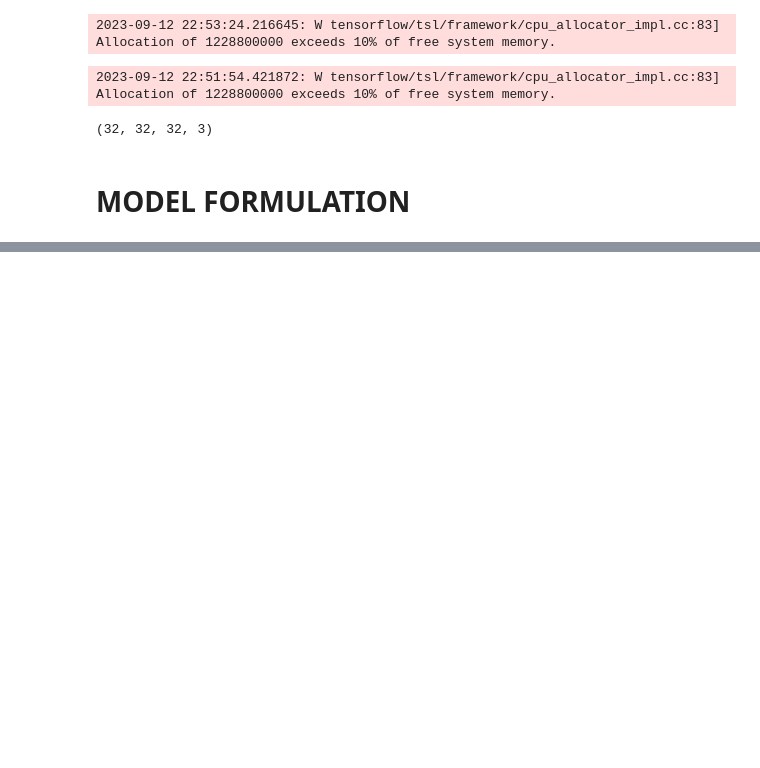
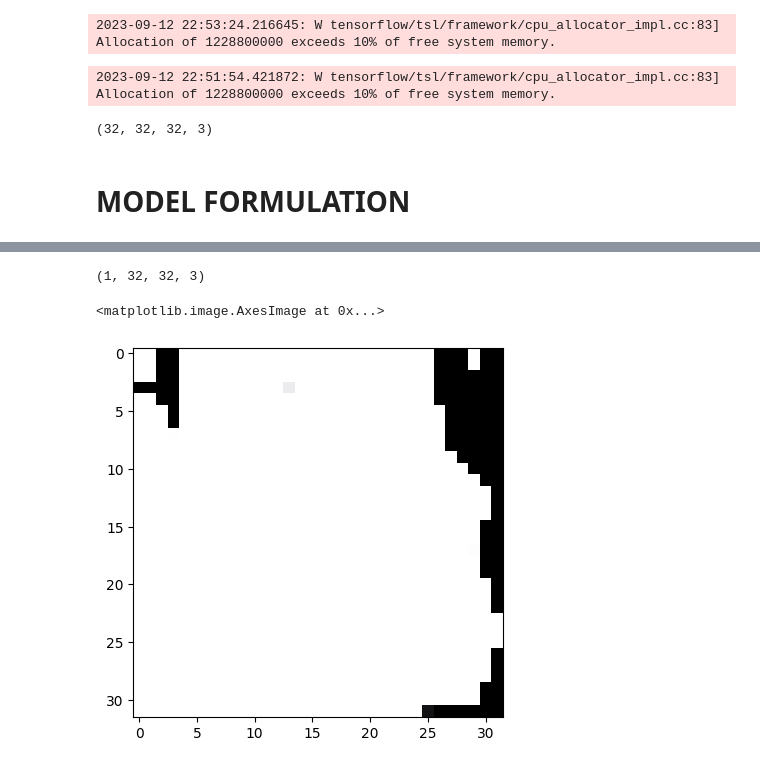
Before and after one commit to HariSkr11/Using-Autoencoder-to-denoise-image-data, a Jupyter notebook: model.ipynb, the cells around one changed output, grey strips where cells are left out. Cells and saved outputs as stored; diff of their text form; code cells hidden in the pictures; blank space fills up the shorter version.

```diff
--- a/model.ipynb
+++ b/model.ipynb
@@ -207,0 +231,2 @@ ________________________________________________________________________________
+# %%
+prediction = autoencoder.predict(np.array([test_noisy_images[1]]))
@@ -207,0 +235,9 @@ ________________________________________________________________________________
+# %%
+prediction.shape
+# %% [output]
+(1, 32, 32, 3)
+# %%
+plt.imshow(prediction[0])
+# %% [output]
+<matplotlib.image.AxesImage at 0x...>
+[figure, added]
```
Also changed, not shown: parts of 9 cells of this notebook, 1 other file.
